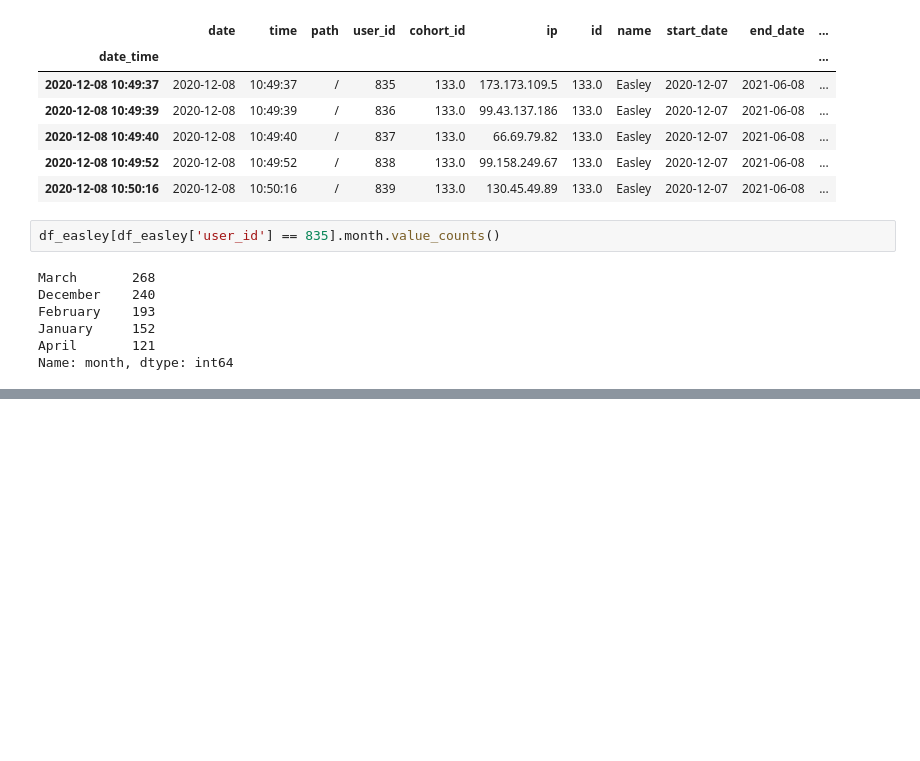
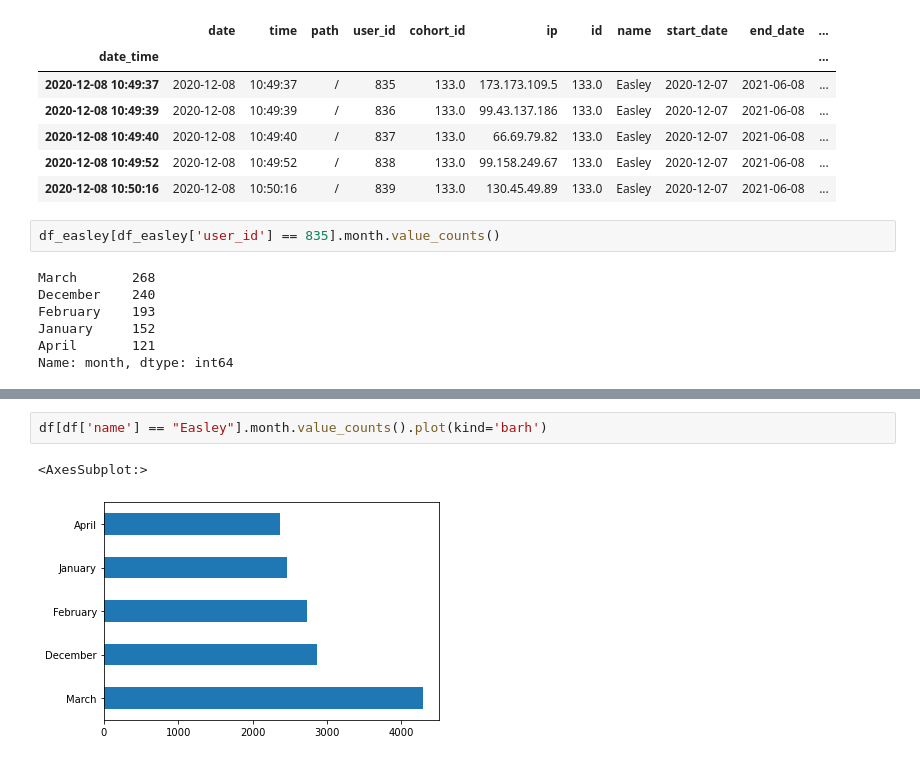
Before and after one commit to DBerchelmann/anomaly-detection-exercises, a Jupyter notebook: log_sandbox2.ipynb, the cells around one changed output, grey strips where cells are left out. Cells and saved outputs as stored; diff of their text form; blank space fills up the shorter version.

```diff
--- a/log_sandbox2.ipynb
+++ b/log_sandbox2.ipynb
@@ -143,0 +169,5 @@ Name: month, Length: 440, dtype: int64
+# %%
+df[df['name'] == "Easley"].month.value_counts().plot(kind='barh')
+# %% [output]
+<AxesSubplot:>
+[figure, added]
```
Also changed, not shown: parts of 6 cells of this notebook.
